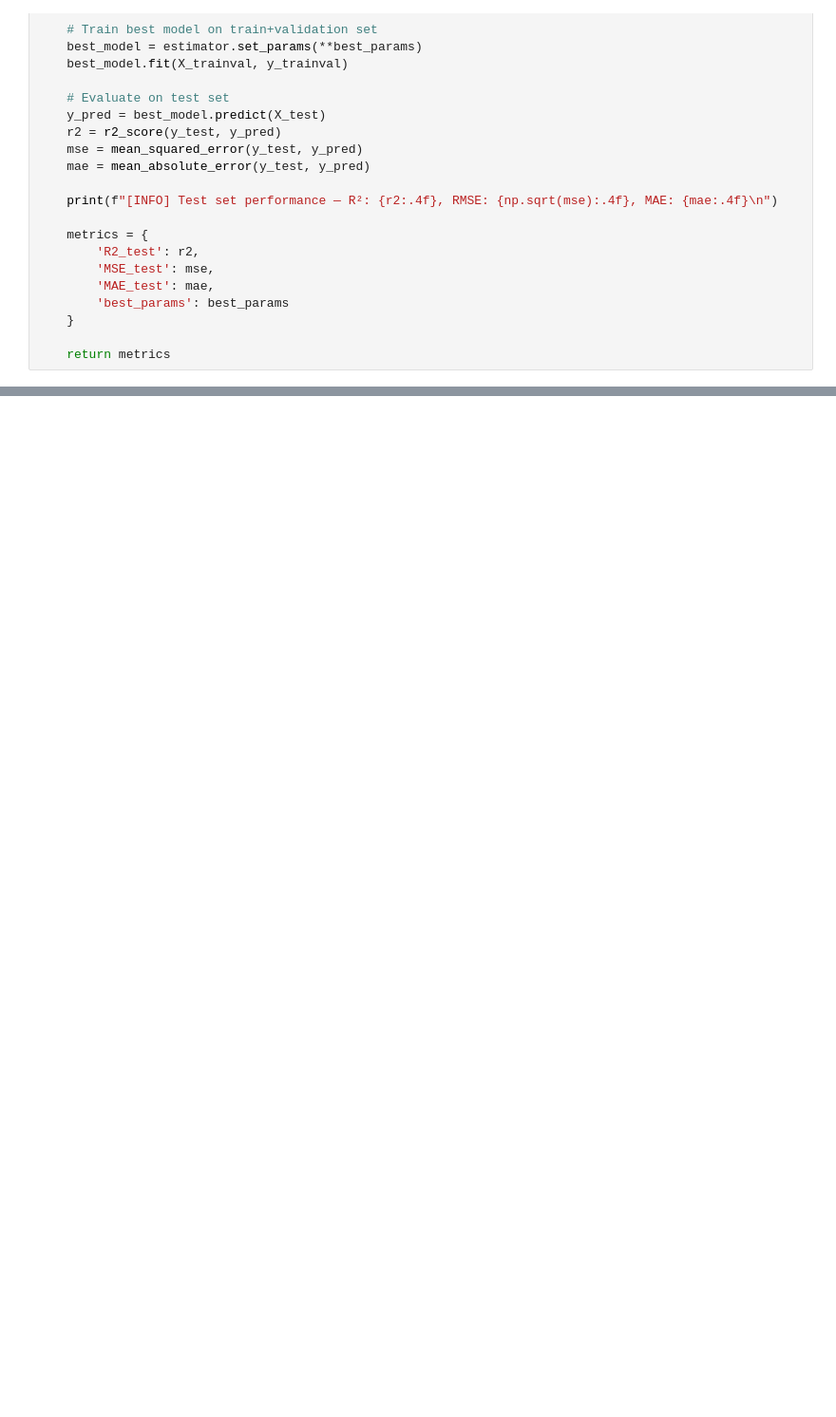
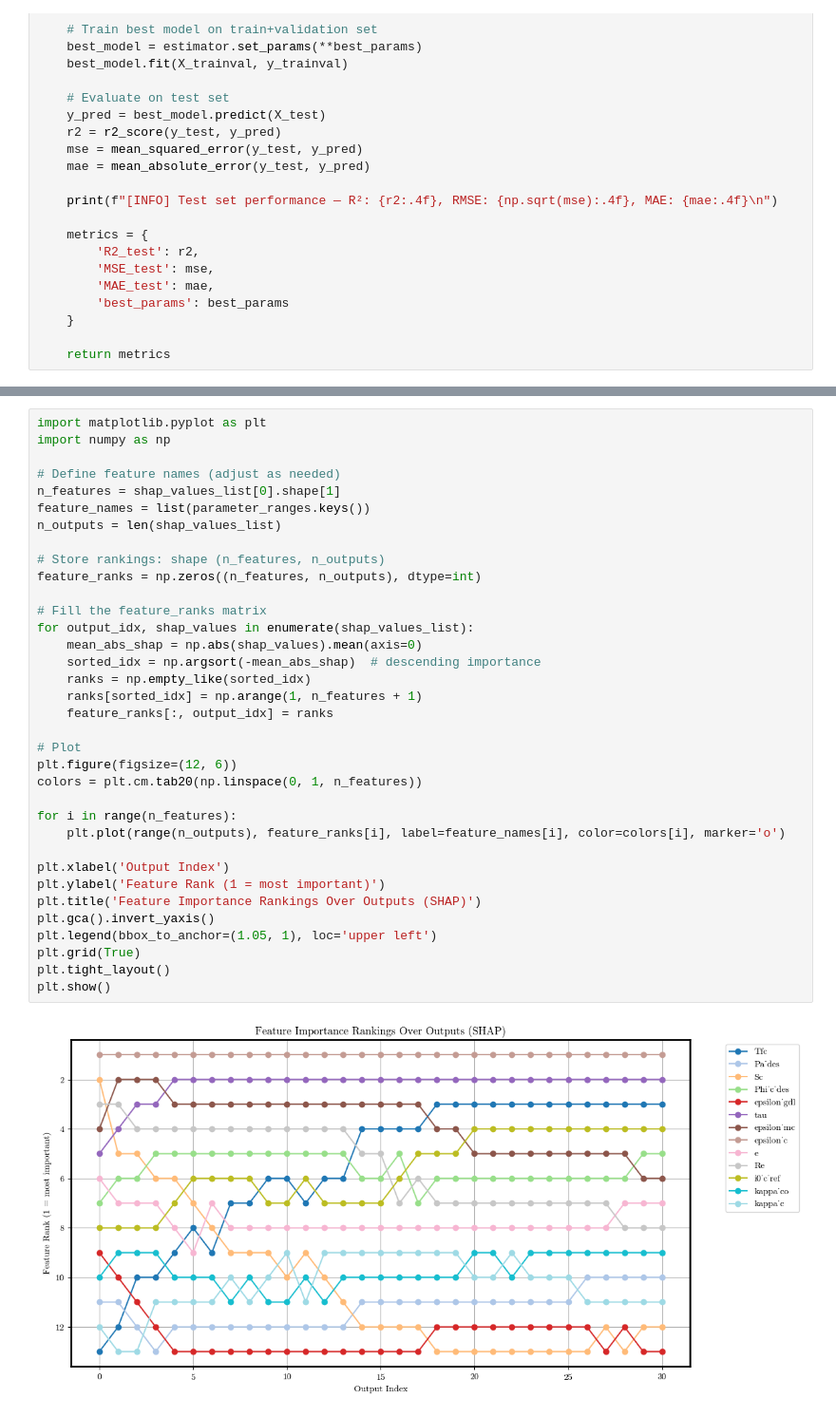
Before and after one commit to DejvisT/Sensitivity-Analysis-and-Surrogate-Modeling-of-PEM-Fuel-Cells, a Jupyter notebook: notebooks/11_surrogate_training.ipynb, the cells around one changed output, grey strips where cells are left out. Shown at 95% size. Drawn from its saved outputs; the diff is of its cells as text; blank space fills up the shorter version.

```diff
--- a/notebooks/11_surrogate_training.ipynb
+++ b/notebooks/11_surrogate_training.ipynb
@@ -797,0 +707,37 @@ train_val_test_random_search(X.to_numpy(), y.to_numpy(), groups=df_exploded['SHA
+# %%
+import matplotlib.pyplot as plt
+import numpy as np
+
+# Define feature names (adjust as needed)
+n_features = shap_values_list[0].shape[1]
+feature_names = list(parameter_ranges.keys())
+n_outputs = len(shap_values_list)
+
+# Store rankings: shape (n_features, n_outputs)
+feature_ranks = np.zeros((n_features, n_outputs), dtype=int)
+
+# Fill the feature_ranks matrix
+for output_idx, shap_values in enumerate(shap_values_list):
+    mean_abs_shap = np.abs(shap_values).mean(axis=0)
+    sorted_idx = np.argsort(-mean_abs_shap)  # descending importance
+    ranks = np.empty_like(sorted_idx)
+    ranks[sorted_idx] = np.arange(1, n_features + 1)
+    feature_ranks[:, output_idx] = ranks
+
+# Plot
+plt.figure(figsize=(12, 6))
+colors = plt.cm.tab20(np.linspace(0, 1, n_features))
+
+for i in range(n_features):
+    plt.plot(range(n_outputs), feature_ranks[i], label=feature_names[i], color=colors[i], marker='o')
+
+plt.xlabel('Output Index')
+plt.ylabel('Feature Rank (1 = most important)')
+plt.title('Feature Importance Rankings Over Outputs (SHAP)')
+plt.gca().invert_yaxis()
+plt.legend(bbox_to_anchor=(1.05, 1), loc='upper left')
+plt.grid(True)
+plt.tight_layout()
+plt.show()
+# %% [output]
+[figure, added]
```
Also changed, not shown: parts of 19 cells of this notebook.
